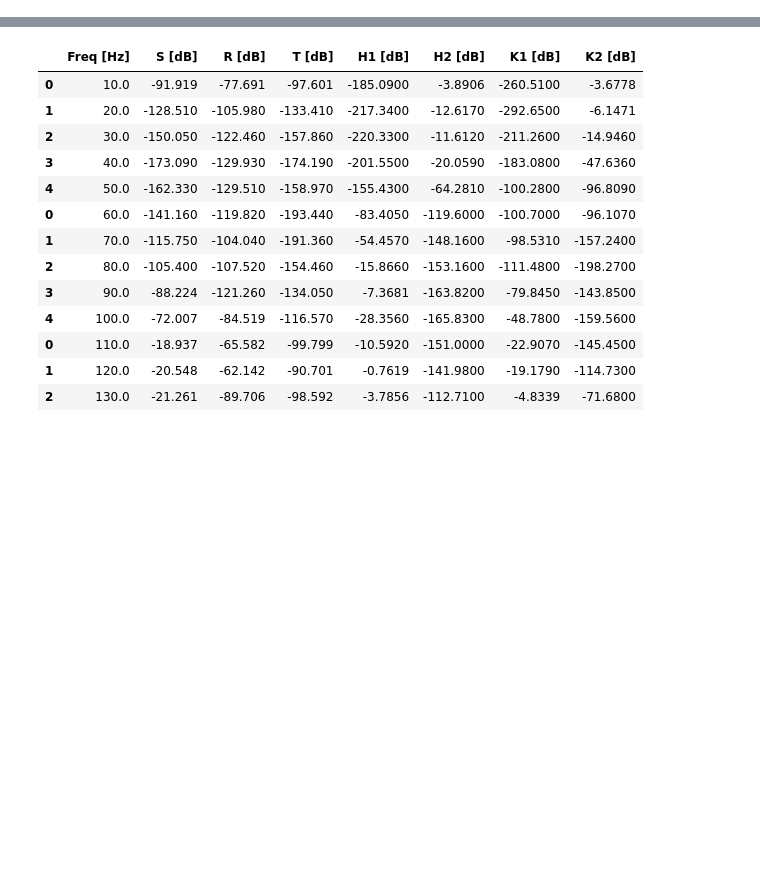
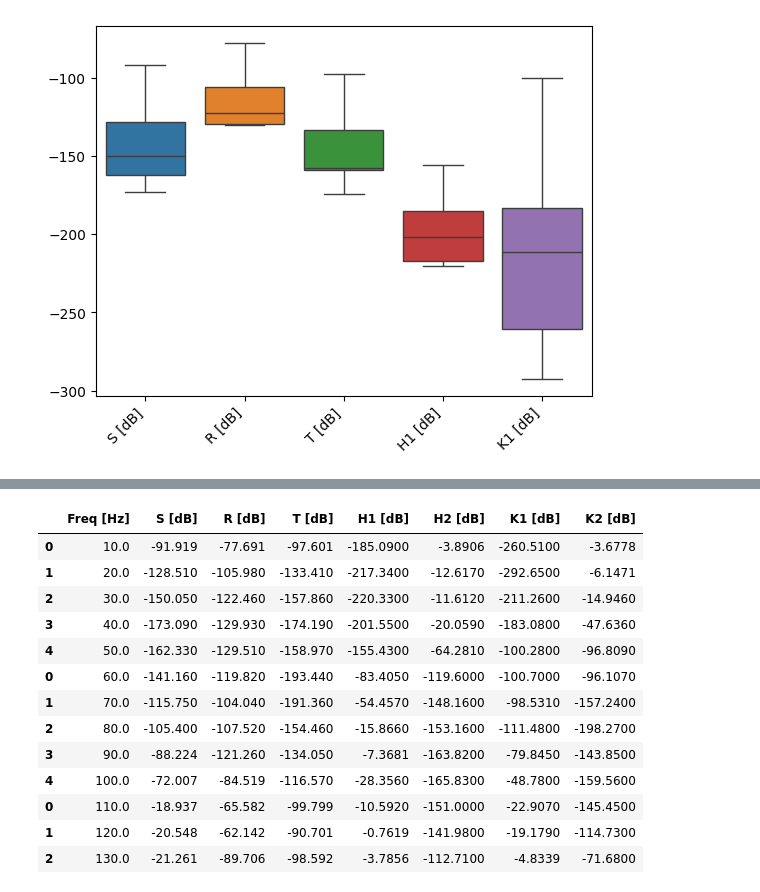
Before and after one commit to anderson-ferreira-83/Article_publish_comp_lattices_thin_plate_2023_anderson_83, a Jupyter notebook: sec4_2_res1_stat_descritive_lattices/results_tr_lattices_3_regions.ipynb, the cells around one changed output, grey strips where cells are left out. Drawn from its saved outputs; the diff is of its cells as text; code cells hidden in the pictures; blank space fills up the shorter version.

```diff
--- a/sec4_2_res1_stat_descritive_lattices/results_tr_lattices_3_regions.ipynb
+++ b/sec4_2_res1_stat_descritive_lattices/results_tr_lattices_3_regions.ipynb
@@ -70,0 +61,9 @@ df_110_150
+# %%
+# Seleciona todas as colunas, exceto 'Frequency [Hz]'
+data_for_boxplot1 = df_10_50.drop(columns=['Freq [Hz]', 'H2 [dB]', 'K2 [dB]'])
+
+sns.boxplot(data=data_for_boxplot1)
+plt.xticks(rotation=45, ha='right')  # Rotaciona os labels do eixo x para melhor visualização
+plt.show()
+# %% [output]
+[figure, added]
```
Also changed, not shown: parts of 17 cells of this notebook.
